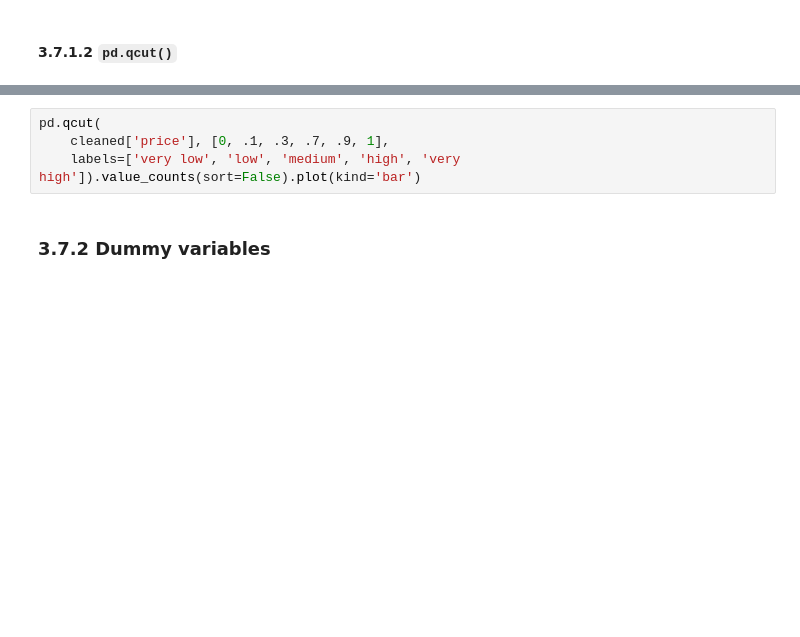
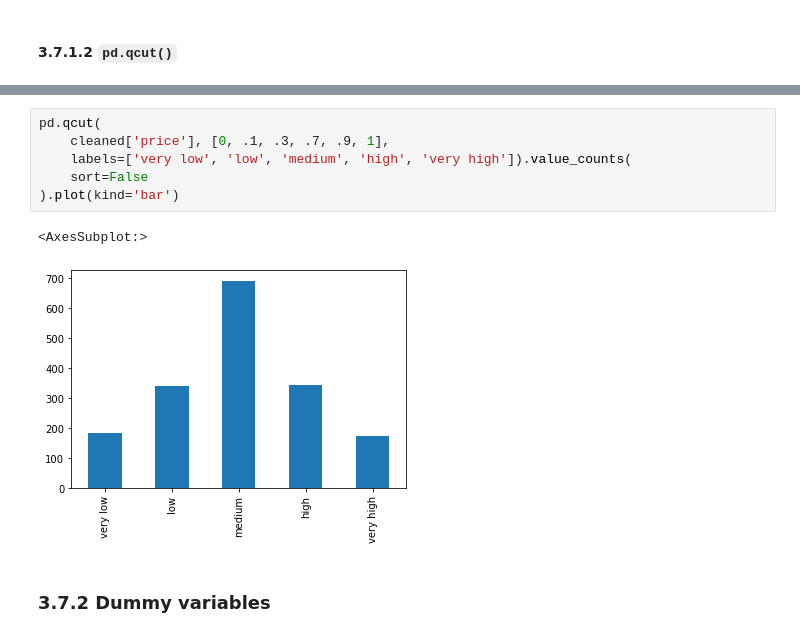
Before and after one commit to mxndrwgrdnr/UCB_CYPLAN255_2024, a Jupyter notebook: notebooks/lecture_09_data_analysis.ipynb, the cells around one changed output, grey strips where cells are left out. Cells and saved outputs as stored; diff of their text form; blank space fills up the shorter version.

```diff
--- a/notebooks/lecture_09_data_analysis.ipynb
+++ b/notebooks/lecture_09_data_analysis.ipynb
@@ -456,7 +568,12 @@ quintile_df, bins = pd.qcut(
 # %%
 pd.qcut(
     cleaned['price'], [0, .1, .3, .7, .9, 1],
-    labels=['very low', 'low', 'medium', 'high', 'very high']).value_counts(sort=False).plot(kind='bar')
+    labels=['very low', 'low', 'medium', 'high', 'very high']).value_counts(
+    sort=False
+).plot(kind='bar')
+# %% [output]
+<AxesSubplot:>
+[figure, added]
 # %% [markdown]
 ### 3.7.2 Dummy variables
 # %% [markdown]
```
Also changed, not shown: parts of 48 cells of this notebook, 24 other files.
